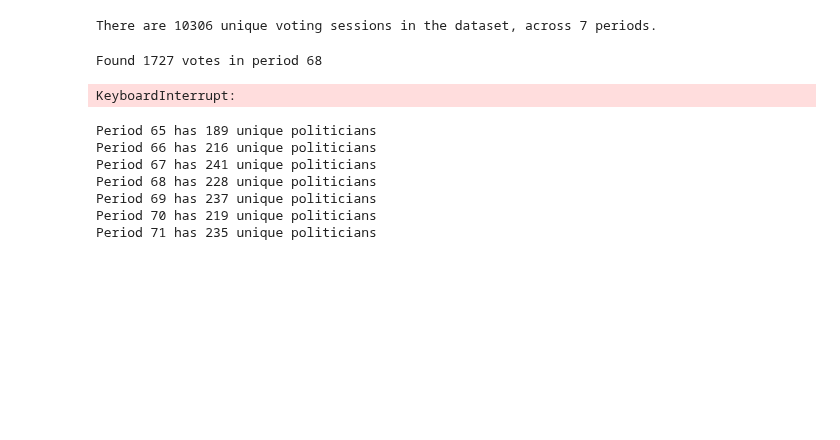
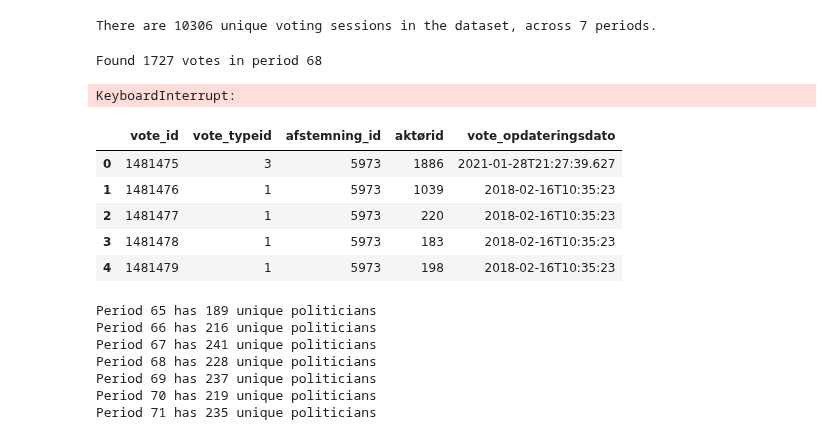
Before and after one commit to Somon8/social_graphs_25, a Jupyter notebook: final-project/voting_sessions_to_votes.ipynb, the cells around one changed output. Saved outputs shown, nothing was run; the diff lists cells and outputs as text; code cells hidden in the pictures; blank space fills up the shorter version.

```diff
--- a/final-project/voting_sessions_to_votes.ipynb
+++ b/final-project/voting_sessions_to_votes.ipynb
@@ -170,12 +170,19 @@ KeyboardInterrupt:
 # %%
 df = pd.DataFrame()
 for period in [65, 66, 67, 68, 69, 70, 71]:
-    with urllib.request.urlopen(f"https://raw.githubusercontent.com/Somon8/social_graphs_25/main/final-project/voting-data/df_votes_p{voting_period}.csv") as response:
+    with urllib.request.urlopen(f"https://raw.githubusercontent.com/Somon8/social_graphs_25/main/final-project/voting-data/df_votes_p{period}.csv") as response:
         df_votes_from_period = pd.read_csv(response)
         df = pd.concat([df, df_votes_from_period])
 
 df.to_csv(f"./voting-data/df_votes_all_periods.csv", index = False)
 df.head()
+# %% [output]
+|  | vote_id | vote_typeid | afstemning_id | aktørid | vote_opdateringsdato |
+| 0 | 1481475 | 3 | 5973 | 1886 | 2021-01-28T21:27:39.627 |
+| 1 | 1481476 | 1 | 5973 | 1039 | 2018-02-16T10:35:23 |
+| 2 | 1481477 | 1 | 5973 | 220 | 2018-02-16T10:35:23 |
+| 3 | 1481478 | 1 | 5973 | 183 | 2018-02-16T10:35:23 |
+| 4 | 1481479 | 1 | 5973 | 198 | 2018-02-16T10:35:23 |
 # %%
 periods = [65, 66, 67, 68, 69, 70, 71]
 for period in periods:
```
Also changed, not shown: 1 other file.
